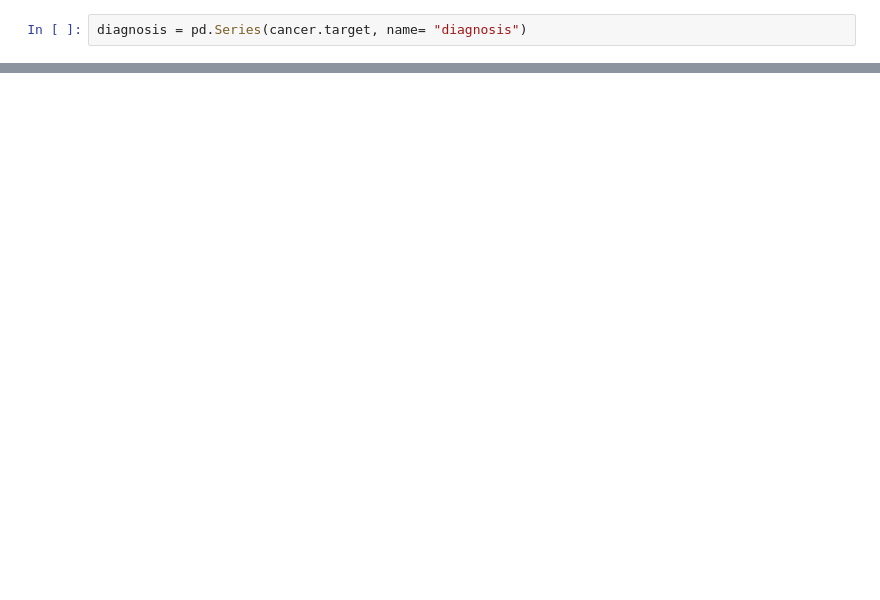
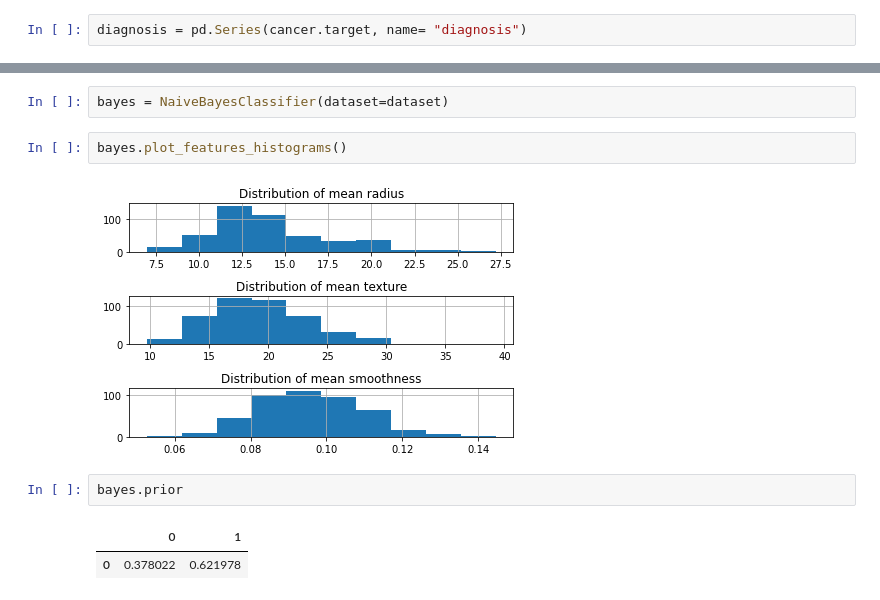
Before and after one commit to Ale-Cas/MasterDataAnalytics, a Jupyter notebook: data_analysis_basics/bayes.ipynb, the cells around one changed output, grey strips where cells are left out. Saved outputs shown, nothing was run; the diff lists cells and outputs as text; blank space fills up the shorter version.

Commit message:
bayes fixes

```diff
--- a/data_analysis_basics/bayes.ipynb
+++ b/data_analysis_basics/bayes.ipynb
@@ -63,0 +197,11 @@ Length: 569, dtype: int64
+# %%
+bayes = NaiveBayesClassifier(dataset=dataset)
+# %%
+bayes.plot_features_histograms()
+# %% [output]
+[figure, added]
+# %%
+bayes.prior
+# %% [output]
+|  | 0 | 1 |
+| 0 | 0.378022 | 0.621978 |
```
Also changed, not shown: parts of 19 cells of this notebook, 1 other file.
